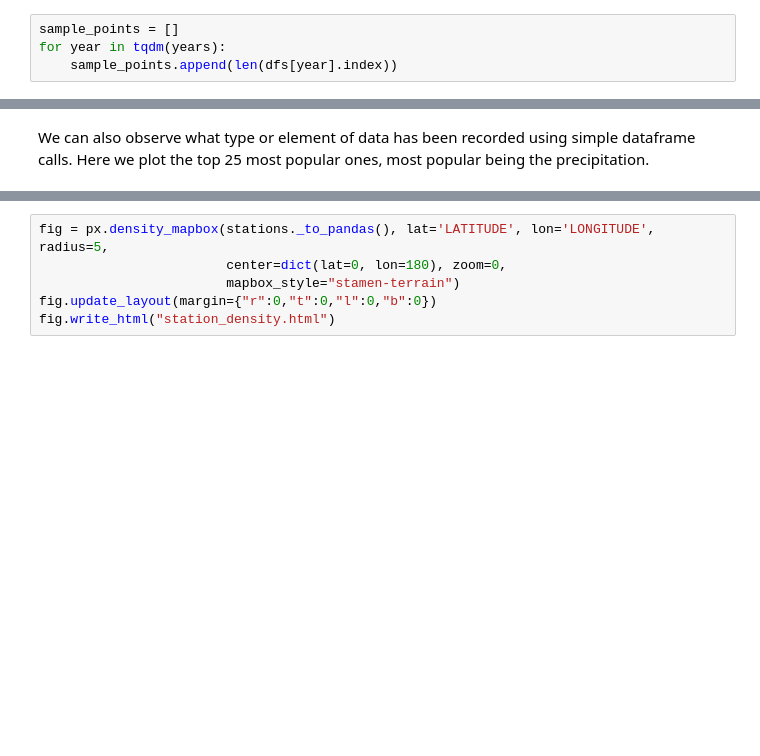
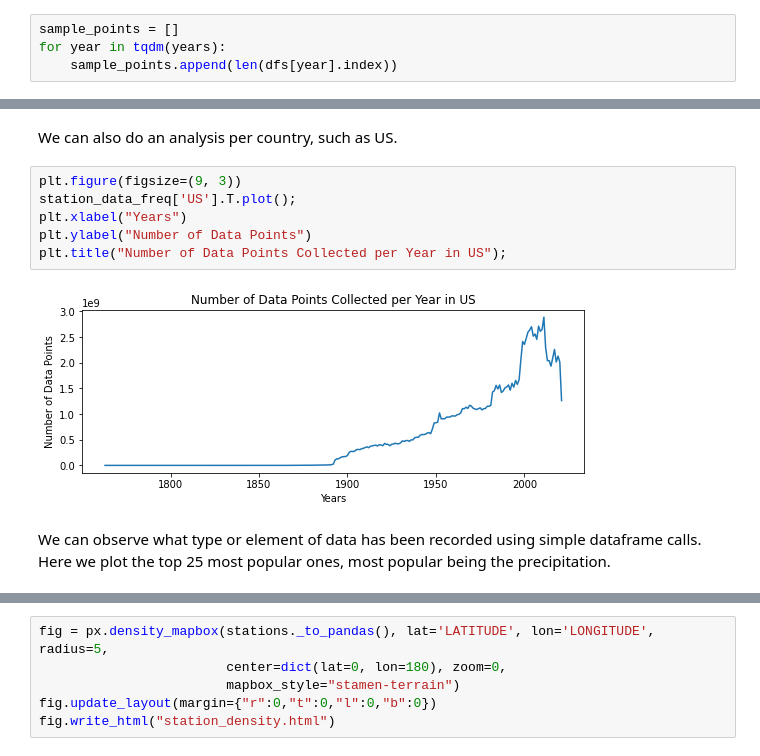
Before and after one commit to briancpark/aws-asdi, a Jupyter notebook: tutorial.ipynb, the cells around one changed output, grey strips where cells are left out. Drawn from its saved outputs; the diff is of its cells as text; blank space fills up the shorter version.

```diff
--- a/tutorial.ipynb
+++ b/tutorial.ipynb
@@ -354,5 +358,15 @@ plt.ylabel("Number of Data Points");
+# %% [markdown]
+We can also do an analysis per country, such as US.
+# %%
+plt.figure(figsize=(9, 3))
+station_data_freq['US'].T.plot();
+plt.xlabel("Years")
+plt.ylabel("Number of Data Points")
+plt.title("Number of Data Points Collected per Year in US");
+# %% [output]
+[figure, added]
 # %% [markdown]
-We can also observe what type or element of data has been recorded using simple dataframe calls. Here we plot the top 25 most popular ones, most popular being the precipitation.
+We can observe what type or element of data has been recorded using simple dataframe calls. Here we plot the top 25 most popular ones, most popular being the precipitation.
 # %%
 inventory["ELEMENT"].value_counts().head(25).plot(kind="bar");
 plt.title("Top Weather Data Type Collected")
```
Also changed, not shown: parts of 69 cells of this notebook.
